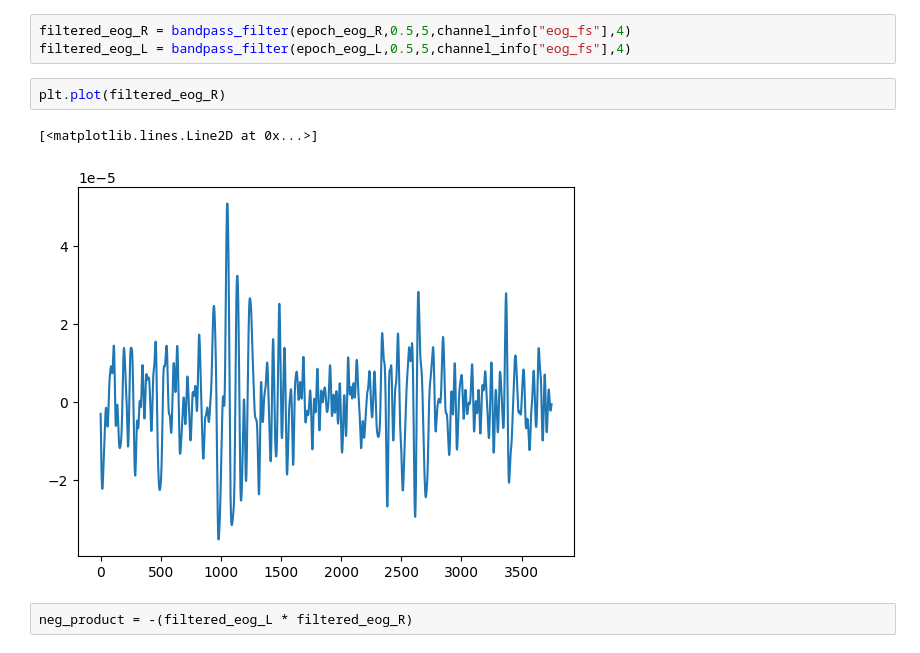
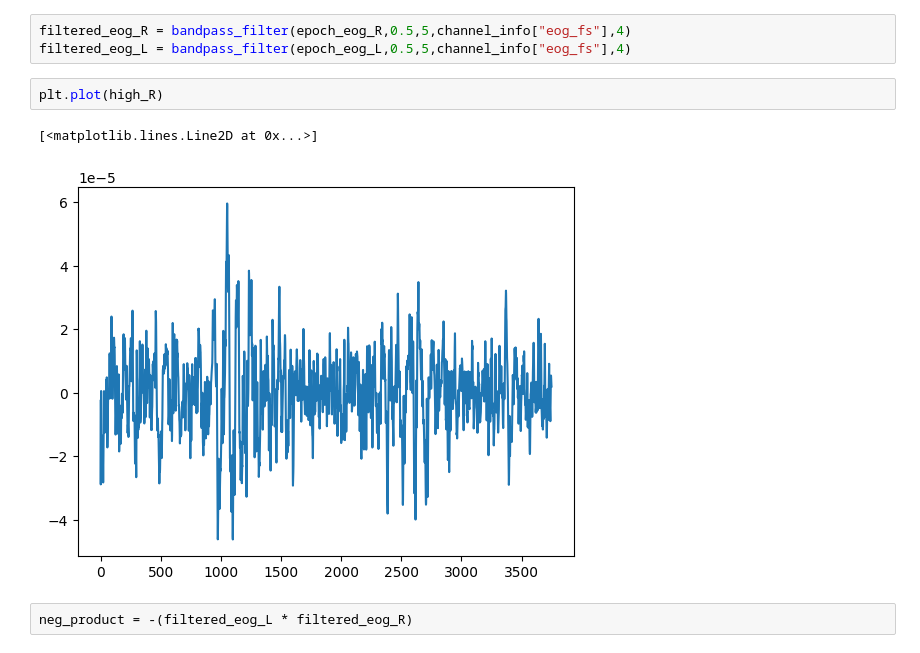
Before and after one commit to inesstsarah/cm2013_ht25_project, a Jupyter notebook: Python/test_eog_features.ipynb, the cells around one changed output. Drawn from its saved outputs; the diff is of its cells as text.

```diff
--- a/Python/test_eog_features.ipynb
+++ b/Python/test_eog_features.ipynb
@@ -71,10 +71,10 @@ high_L = highpass_filter(epoch_eog_L, 0.5, channel_info["eog_fs"])
 filtered_eog_R = bandpass_filter(epoch_eog_R,0.5,5,channel_info["eog_fs"],4)
 filtered_eog_L = bandpass_filter(epoch_eog_L,0.5,5,channel_info["eog_fs"],4)
 # %%
-plt.plot(filtered_eog_R)
+plt.plot(high_R)
 # %% [output]
 [<matplotlib.lines.Line2D at 0x...>]
-[figure, old version]
+[figure, new version]
 # %%
 neg_product = -(filtered_eog_L * filtered_eog_R)
 # %%
```
Also changed, not shown: parts of 1 cell of this notebook, 2 other files.
